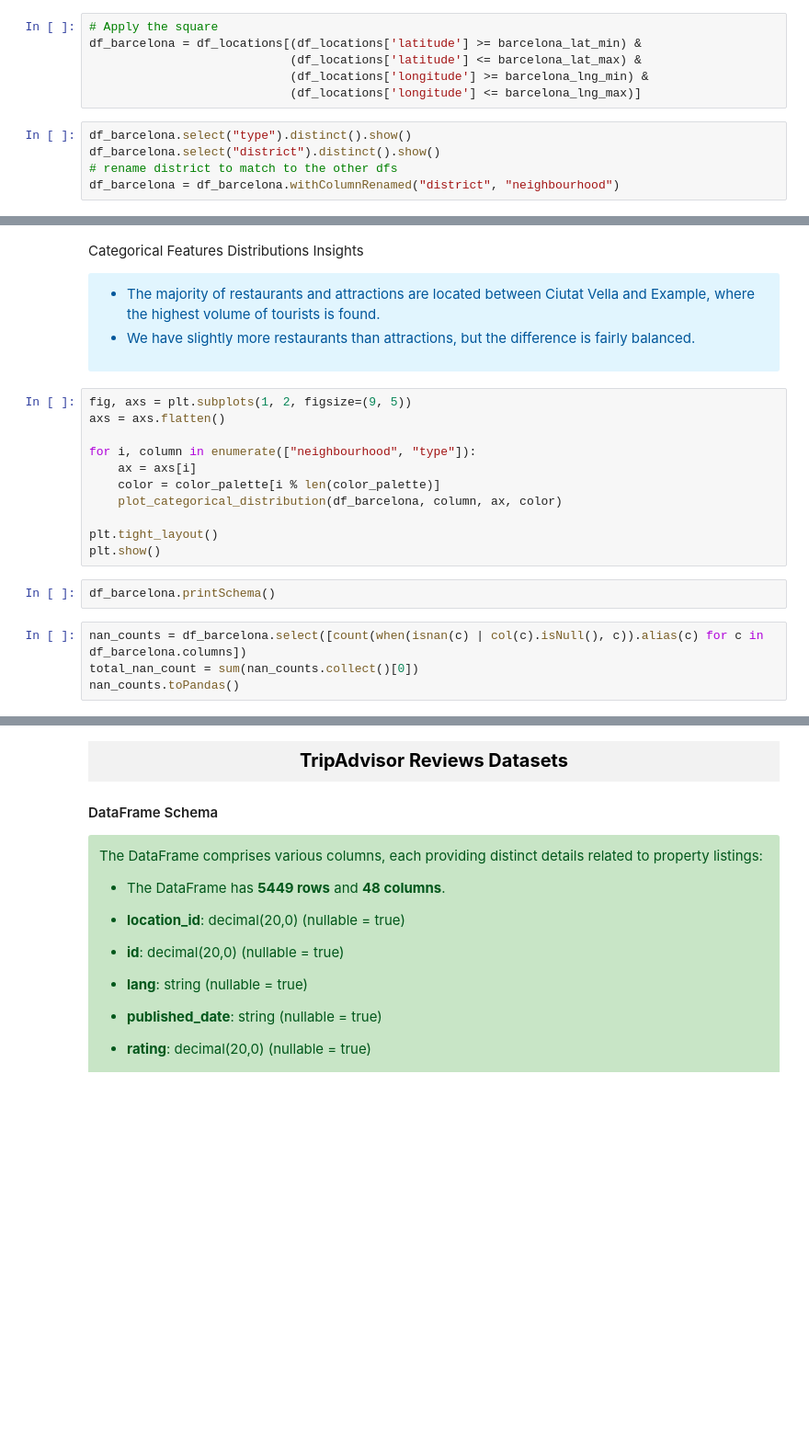
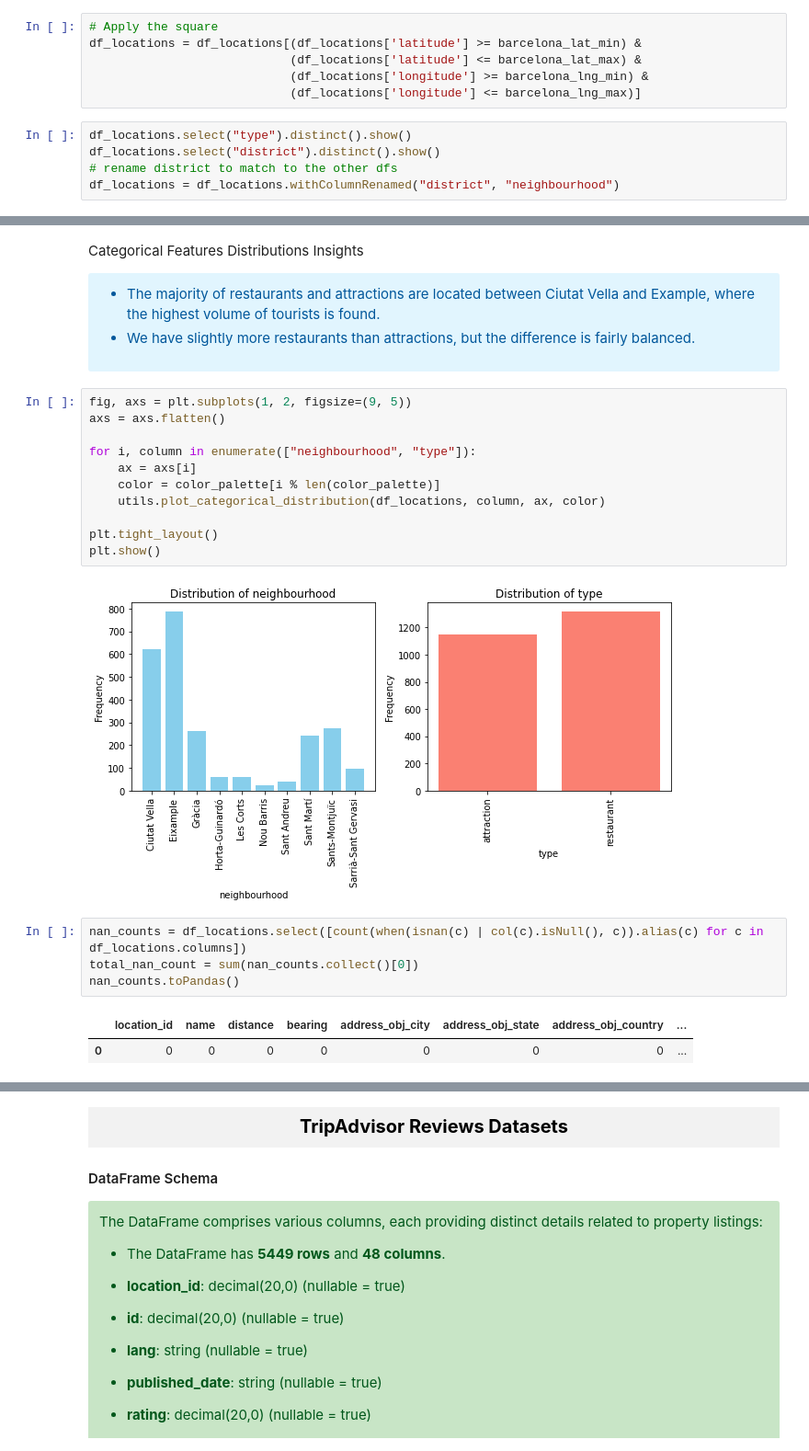
Before and after one commit to elenaalegret/Semantic_Data_Management-AI, a Jupyter notebook: data_quality_pipeline/DataQualityPipeline.ipynb, the cells around one changed output, grey strips where cells are left out. Shown at 92% size. Saved outputs shown, nothing was run; the diff lists cells and outputs as text; blank space fills up the shorter version.

```diff
--- a/data_quality_pipeline/DataQualityPipeline.ipynb
+++ b/data_quality_pipeline/DataQualityPipeline.ipynb
@@ -850,11 +872,11 @@ map_barcelona
 # %%
 # Apply the square
-df_barcelona = df_locations[(df_locations['latitude'] >= barcelona_lat_min) &
+df_locations = df_locations[(df_locations['latitude'] >= barcelona_lat_min) &
                             (df_locations['latitude'] <= barcelona_lat_max) &
                             (df_locations['longitude'] >= barcelona_lng_min) &
                             (df_locations['longitude'] <= barcelona_lng_max)]
 # %%
-df_barcelona.select("type").distinct().show()
-df_barcelona.select("district").distinct().show()
+df_locations.select("type").distinct().show()
+df_locations.select("district").distinct().show()
 # rename district to match to the other dfs
-df_barcelona = df_barcelona.withColumnRenamed("district", "neighbourhood")
+df_locations = df_locations.withColumnRenamed("district", "neighbourhood")
@@ -868,18 +911,21 @@ Categorical Features Distributions Insights
 # %%
 fig, axs = plt.subplots(1, 2, figsize=(9, 5))
 axs = axs.flatten()
 
 for i, column in enumerate(["neighbourhood", "type"]):
     ax = axs[i]
     color = color_palette[i % len(color_palette)]
-    plot_categorical_distribution(df_barcelona, column, ax, color)
+    utils.plot_categorical_distribution(df_locations, column, ax, color)
 
 plt.tight_layout()
 plt.show()
+# %% [output]
+[figure, added]
-# %%
-df_barcelona.printSchema()
 # %%
-nan_counts = df_barcelona.select([count(when(isnan(c) | col(c).isNull(), c)).alias(c) for c in df_barcelona.columns])
+nan_counts = df_locations.select([count(when(isnan(c) | col(c).isNull(), c)).alias(c) for c in df_locations.columns])
 total_nan_count = sum(nan_counts.collect()[0])
 nan_counts.toPandas()
+# %% [output]
+|  | location_id | name | distance | bearing | address_obj_city | address_obj_state | address_obj_country | ... |
+| 0 | 0 | 0 | 0 | 0 | 0 | 0 | 0 | ... |
 # %%
```
Also changed, not shown: parts of 60 cells of this notebook, 25 other files.
